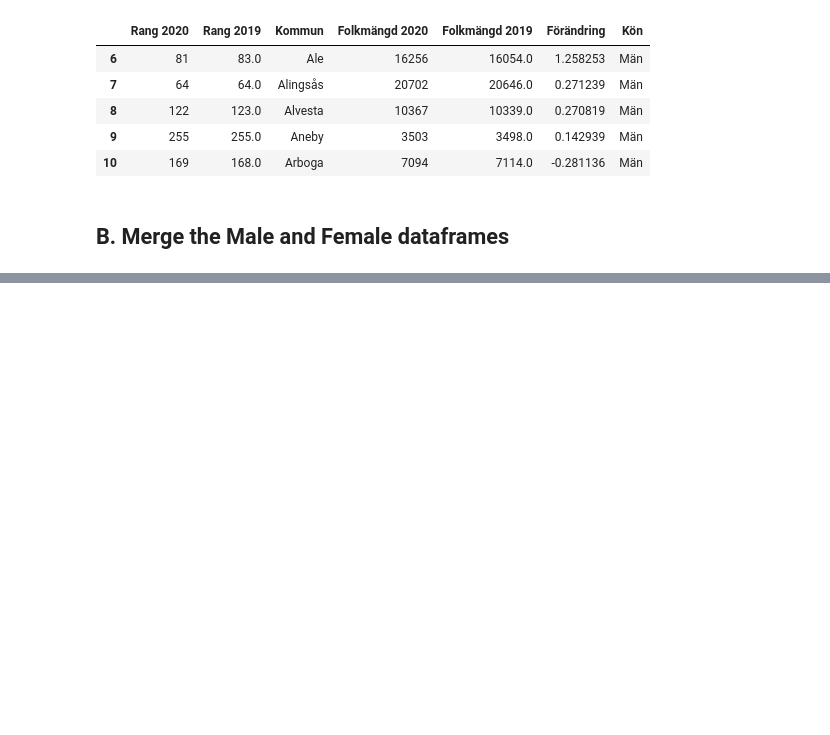
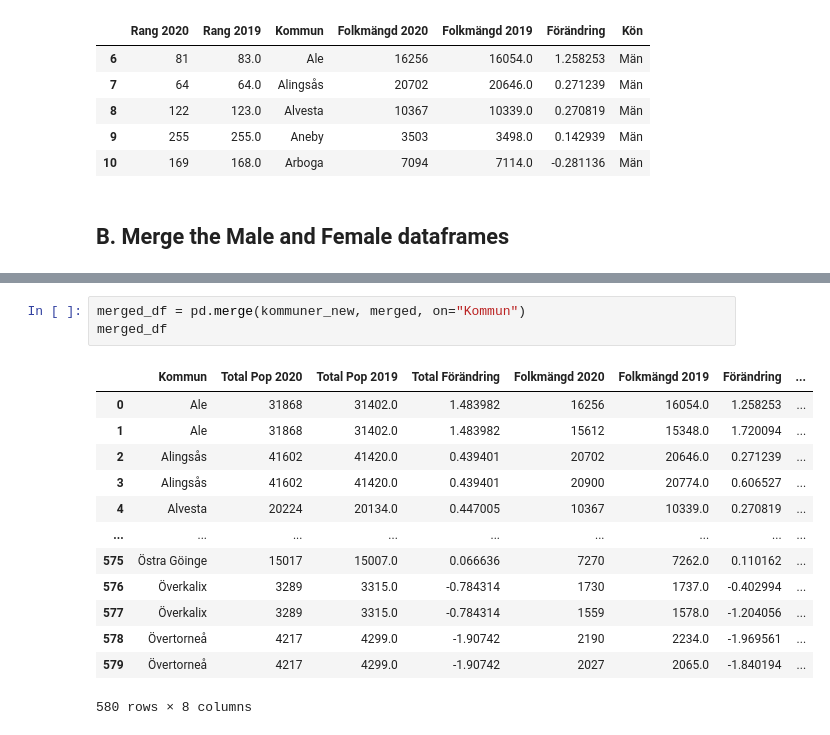
Before and after one commit to LukasKallstrom/databehandling_Lukas_Kallstrom, a Jupyter notebook: Excercises/Excercise00.ipynb, the cells around one changed output, grey strips where cells are left out. Drawn from its saved outputs; the diff is of its cells as text; blank space fills up the shorter version.

```diff
--- a/Excercises/Excercise00.ipynb
+++ b/Excercises/Excercise00.ipynb
@@ -186,0 +207,17 @@ merged.set_index('Kommun')
+# %%
+merged_df = pd.merge(kommuner_new, merged, on="Kommun")
+merged_df
+# %% [output]
+|  | Kommun | Total Pop 2020 | Total Pop 2019 | Total Förändring | Folkmängd 2020 | Folkmängd 2019 | Förändring | ... |
+| 0 | Ale | 31868 | 31402.0 | 1.483982 | 16256 | 16054.0 | 1.258253 | ... |
+| 1 | Ale | 31868 | 31402.0 | 1.483982 | 15612 | 15348.0 | 1.720094 | ... |
+| 2 | Alingsås | 41602 | 41420.0 | 0.439401 | 20702 | 20646.0 | 0.271239 | ... |
+| 3 | Alingsås | 41602 | 41420.0 | 0.439401 | 20900 | 20774.0 | 0.606527 | ... |
+| 4 | Alvesta | 20224 | 20134.0 | 0.447005 | 10367 | 10339.0 | 0.270819 | ... |
+| ... | ... | ... | ... | ... | ... | ... | ... | ... |
+| 575 | Östra Göinge | 15017 | 15007.0 | 0.066636 | 7270 | 7262.0 | 0.110162 | ... |
+| 576 | Överkalix | 3289 | 3315.0 | -0.784314 | 1730 | 1737.0 | -0.402994 | ... |
+| 577 | Överkalix | 3289 | 3315.0 | -0.784314 | 1559 | 1578.0 | -1.204056 | ... |
+| 578 | Övertorneå | 4217 | 4299.0 | -1.90742 | 2190 | 2234.0 | -1.969561 | ... |
+| 579 | Övertorneå | 4217 | 4299.0 | -1.90742 | 2027 | 2065.0 | -1.840194 | ... |
+580 rows × 8 columns
```
Also changed, not shown: parts of 4 cells of this notebook.
